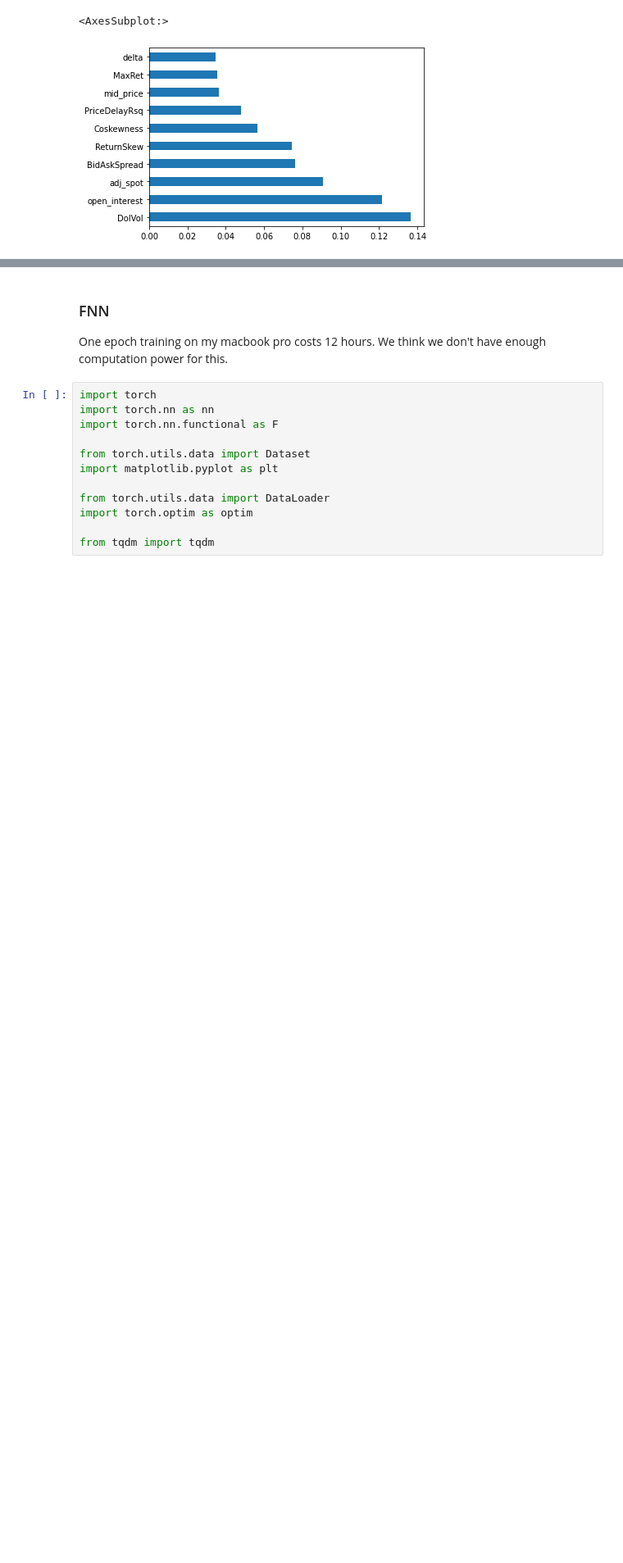
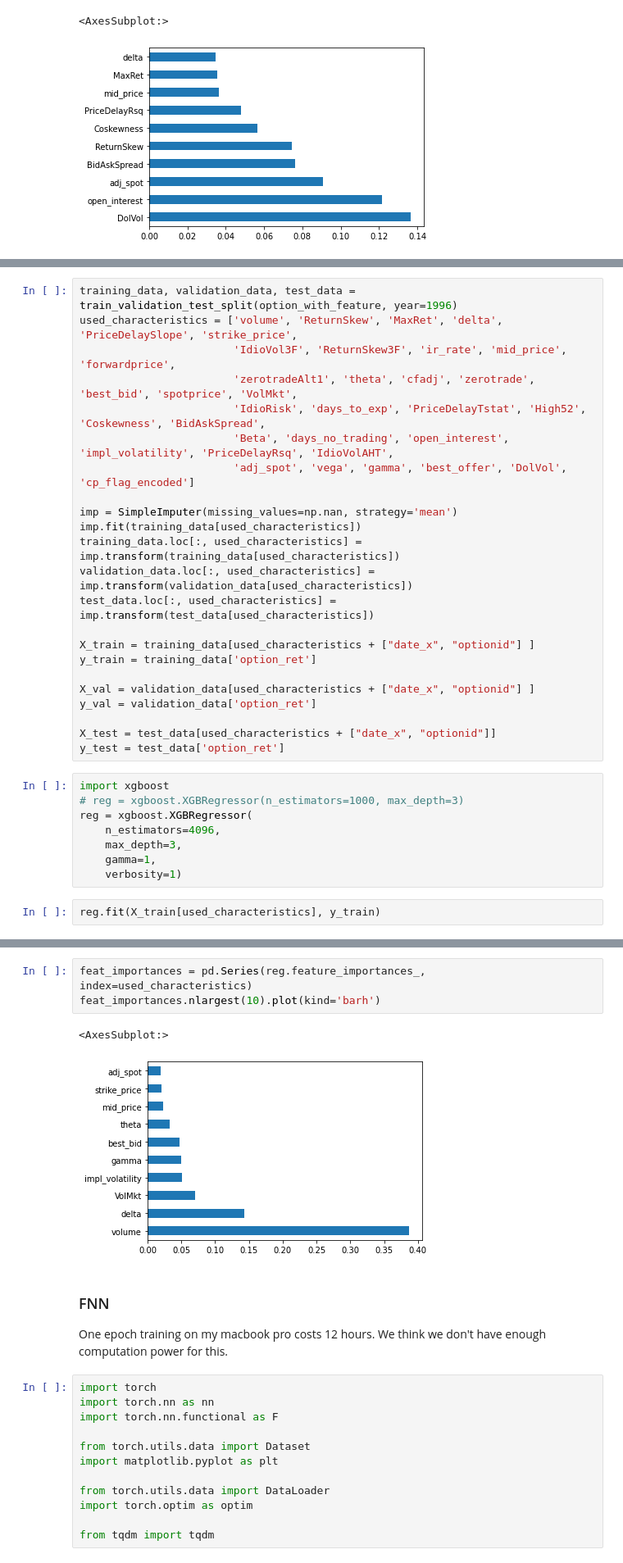
Before and after one commit to jzfrank/AQF-option-rodeo, a Jupyter notebook: ml_predictor.ipynb, the cells around one changed output, grey strips where cells are left out. Shown at 82% size. Saved outputs shown, nothing was run; the diff lists cells and outputs as text; blank space fills up the shorter version.

Commit message:
added test_wei

```diff
--- a/ml_predictor.ipynb
+++ b/ml_predictor.ipynb
@@ -700,0 +703,33 @@ feat_importances.nlargest(10).plot(kind='barh')
+# %%
+training_data, validation_data, test_data = train_validation_test_split(option_with_feature, year=1996)
+used_characteristics = ['volume', 'ReturnSkew', 'MaxRet', 'delta', 'PriceDelaySlope', 'strike_price',
+                        'IdioVol3F', 'ReturnSkew3F', 'ir_rate', 'mid_price', 'forwardprice',
+                        'zerotradeAlt1', 'theta', 'cfadj', 'zerotrade', 'best_bid', 'spotprice', 'VolMkt',
+                        'IdioRisk', 'days_to_exp', 'PriceDelayTstat', 'High52', 'Coskewness', 'BidAskSpread',
+                        'Beta', 'days_no_trading', 'open_interest', 'impl_volatility', 'PriceDelayRsq', 'IdioVolAHT',
+                        'adj_spot', 'vega', 'gamma', 'best_offer', 'DolVol', 'cp_flag_encoded']
+
+imp = SimpleImputer(missing_values=np.nan, strategy='mean')
+imp.fit(training_data[used_characteristics])
+training_data.loc[:, used_characteristics] = imp.transform(training_data[used_characteristics])
+validation_data.loc[:, used_characteristics] = imp.transform(validation_data[used_characteristics])
+test_data.loc[:, used_characteristics] = imp.transform(test_data[used_characteristics])
+
+X_train = training_data[used_characteristics + ["date_x", "optionid"] ]
+y_train = training_data['option_ret']
+
+X_val = validation_data[used_characteristics + ["date_x", "optionid"] ]
+y_val = validation_data['option_ret']
+
+X_test = test_data[used_characteristics + ["date_x", "optionid"]]
+y_test = test_data['option_ret']
+# %%
+import xgboost
+# reg = xgboost.XGBRegressor(n_estimators=1000, max_depth=3)
+reg = xgboost.XGBRegressor(
+    n_estimators=4096,
+    max_depth=3,
+    gamma=1,
+    verbosity=1)
+# %%
+reg.fit(X_train[used_characteristics], y_train)
@@ -701,3 +801,9 @@ feat_importances.nlargest(10).plot(kind='barh')
+# %%
+feat_importances = pd.Series(reg.feature_importances_, index=used_characteristics)
+feat_importances.nlargest(10).plot(kind='barh')
+# %% [output]
+<AxesSubplot:>
+[figure, added]
 # %% [markdown]
 ### FNN
 One epoch training on my macbook pro costs 12 hours.
```
Also changed, not shown: parts of 8 cells of this notebook, 4 other files.
